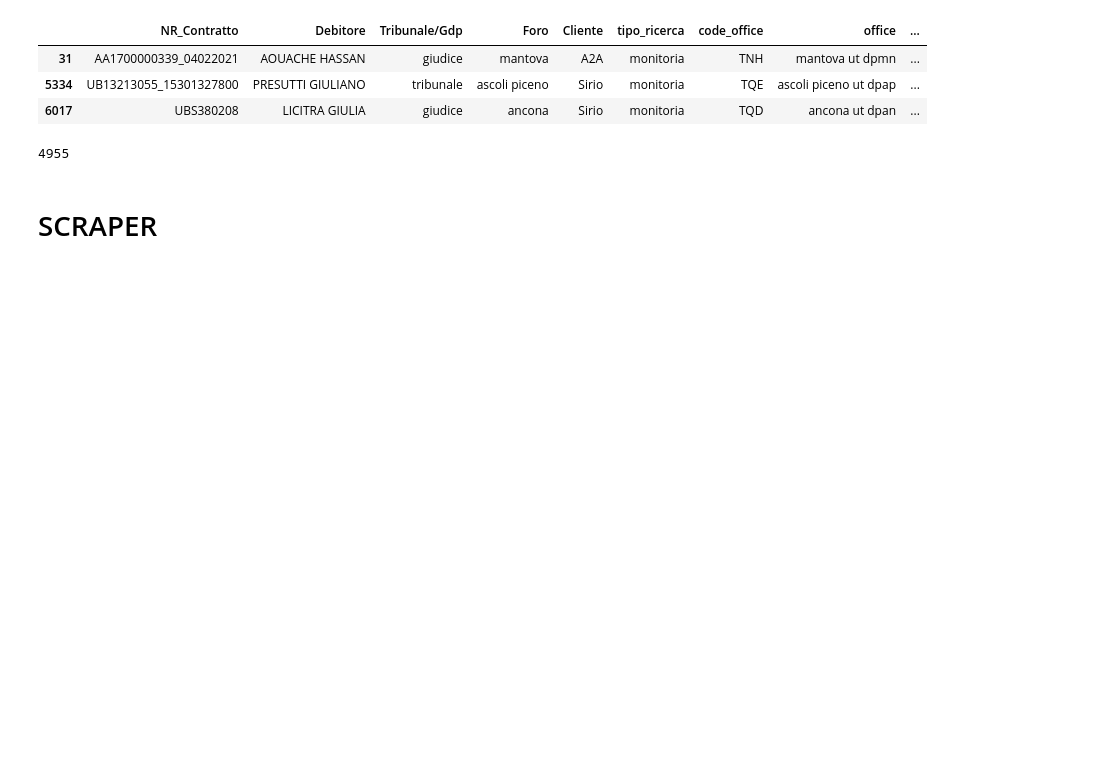
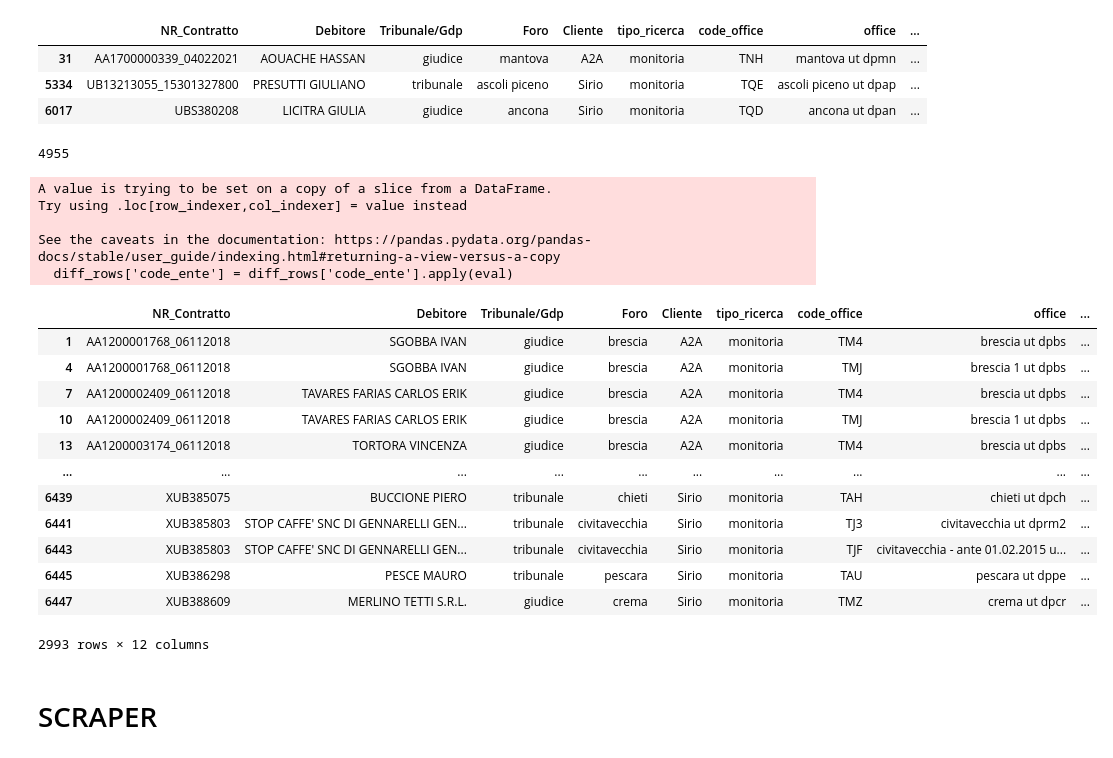
Before and after one commit to ClaudiaEsposit/Scraping_ade, a Jupyter notebook: 1_Main.ipynb, the cells around one changed output. Saved outputs shown, nothing was run; the diff lists cells and outputs as text; code cells hidden in the pictures; blank space fills up the shorter version.

```diff
--- a/1_Main.ipynb
+++ b/1_Main.ipynb
@@ -401,6 +401,42 @@ input.to_excel(f'Input/Cleaned/{today}_input_v1.xlsx',index=False)
 len(input[['NR_Contratto','nr','year']].drop_duplicates())
 # %% [output]
 4955
+# %%
+input_vecchio = pd.read_excel('Input/Cleaned/2024_06_03_input_v1.xlsx',dtype={'nr':str,'year':str})
+
+input_vecchio['Debitore'] = (input_vecchio['Debitore']
+                     .str.replace('-', ' ')
+                     .str.replace(r'\s+', ' ', regex=True)
+                     .str.strip()
+                    )
+# %%
+input['code_ente'] = input['code_ente'].astype(str)
+input_vecchio['code_ente'] = input_vecchio['code_ente'].astype(str)
+# %%
+diff_df = input.merge(input_vecchio, how='outer', indicator=True)
+# Filter the rows that are different
+diff_rows = diff_df[diff_df['_merge'] == 'left_only']
+diff_rows['code_ente'] = diff_rows['code_ente'].apply(eval)
+diff_rows
+# %% [output]
+A value is trying to be set on a copy of a slice from a DataFrame.
+Try using .loc[row_indexer,col_indexer] = value instead
+
+See the caveats in the documentation: https://pandas.pydata.org/pandas-docs/stable/user_guide/indexing.html#returning-a-view-versus-a-copy
+  diff_rows['code_ente'] = diff_rows['code_ente'].apply(eval)
+|  | NR_Contratto | Debitore | Tribunale/Gdp | Foro | Cliente | tipo_ricerca | code_office | office | ... |
+| 1 | AA1200001768_06112018 | SGOBBA IVAN | giudice | brescia | A2A | monitoria | TM4 | brescia ut dpbs | ... |
+| 4 | AA1200001768_06112018 | SGOBBA IVAN | giudice | brescia | A2A | monitoria | TMJ | brescia 1 ut dpbs | ... |
+| 7 | AA1200002409_06112018 | TAVARES FARIAS CARLOS ERIK | giudice | brescia | A2A | monitoria | TM4 | brescia ut dpbs | ... |
+| 10 | AA1200002409_06112018 | TAVARES FARIAS CARLOS ERIK | giudice | brescia | A2A | monitoria | TMJ | brescia 1 ut dpbs | ... |
+| 13 | AA1200003174_06112018 | TORTORA VINCENZA | giudice | brescia | A2A | monitoria | TM4 | brescia ut dpbs | ... |
+| ... | ... | ... | ... | ... | ... | ... | ... | ... | ... |
+| 6439 | XUB385075 | BUCCIONE PIERO | tribunale | chieti | Sirio | monitoria | TAH | chieti ut dpch | ... |
+| 6441 | XUB385803 | STOP CAFFE' SNC DI GENNARELLI GEN... | tribunale | civitavecchia | Sirio | monitoria | TJ3 | civitavecchia ut dprm2 | ... |
+| 6443 | XUB385803 | STOP CAFFE' SNC DI GENNARELLI GEN... | tribunale | civitavecchia | Sirio | monitoria | TJF | civitavecchia - ante 01.02.2015 u... | ... |
+| 6445 | XUB386298 | PESCE MAURO | tribunale | pescara | Sirio | monitoria | TAU | pescara ut dppe | ... |
+| 6447 | XUB388609 | MERLINO TETTI S.R.L. | giudice | crema | Sirio | monitoria | TMZ | crema ut dpcr | ... |
+2993 rows × 12 columns
 # %% [markdown]
 # SCRAPER
 # %% [markdown]
```
Also changed, not shown: parts of 1 cell of this notebook.
